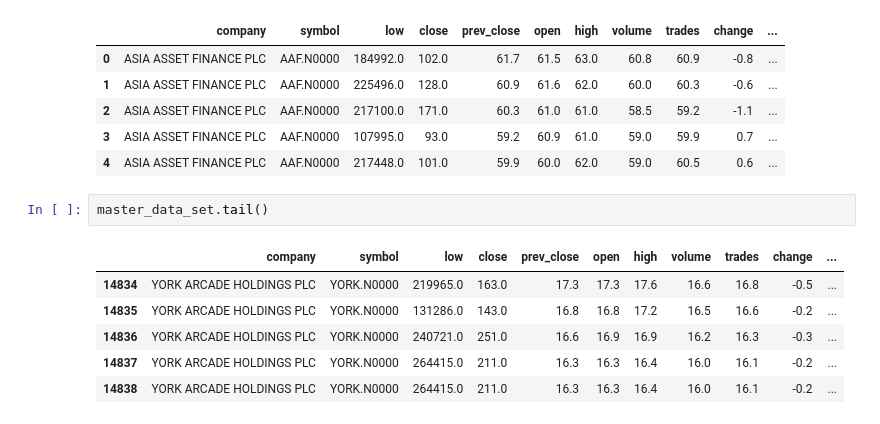
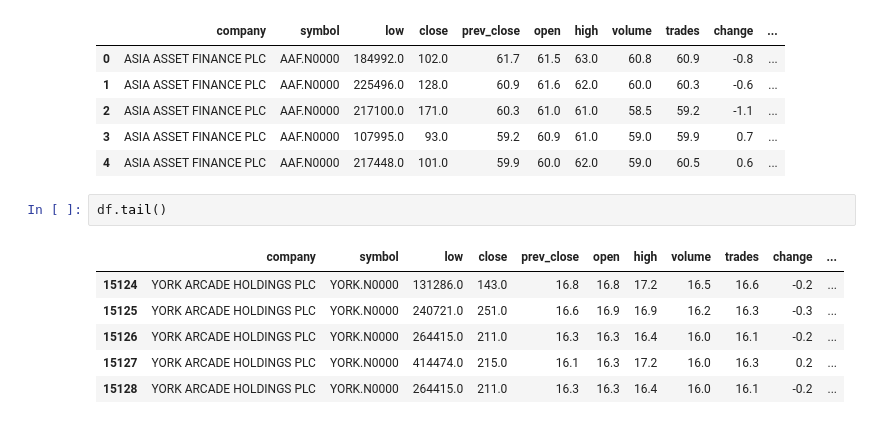
Before and after one commit to PathumDilhara/CSE-Investment-Assistant, a Jupyter notebook: Assistent.ipynb, the cells around one changed output. Cells and saved outputs as stored; diff of their text form.

```diff
--- a/Assistent.ipynb
+++ b/Assistent.ipynb
@@ -495,12 +506,12 @@ df.head()
 | 3 | ASIA ASSET FINANCE PLC | AAF.N0000 | 107995.0 | 93.0 | 59.2 | 60.9 | 61.0 | 59.0 | 59.9 | 0.7 | ... |
 | 4 | ASIA ASSET FINANCE PLC | AAF.N0000 | 217448.0 | 101.0 | 59.9 | 60.0 | 62.0 | 59.0 | 60.5 | 0.6 | ... |
 # %%
-master_data_set.tail()
+df.tail()
 # %% [output]
 |  | company | symbol | low | close | prev_close | open | high | volume | trades | change | ... |
-| 14834 | YORK ARCADE HOLDINGS PLC | YORK.N0000 | 219965.0 | 163.0 | 17.3 | 17.3 | 17.6 | 16.6 | 16.8 | -0.5 | ... |
-| 14835 | YORK ARCADE HOLDINGS PLC | YORK.N0000 | 131286.0 | 143.0 | 16.8 | 16.8 | 17.2 | 16.5 | 16.6 | -0.2 | ... |
-| 14836 | YORK ARCADE HOLDINGS PLC | YORK.N0000 | 240721.0 | 251.0 | 16.6 | 16.9 | 16.9 | 16.2 | 16.3 | -0.3 | ... |
-| 14837 | YORK ARCADE HOLDINGS PLC | YORK.N0000 | 264415.0 | 211.0 | 16.3 | 16.3 | 16.4 | 16.0 | 16.1 | -0.2 | ... |
-| 14838 | YORK ARCADE HOLDINGS PLC | YORK.N0000 | 264415.0 | 211.0 | 16.3 | 16.3 | 16.4 | 16.0 | 16.1 | -0.2 | ... |
+| 15124 | YORK ARCADE HOLDINGS PLC | YORK.N0000 | 131286.0 | 143.0 | 16.8 | 16.8 | 17.2 | 16.5 | 16.6 | -0.2 | ... |
+| 15125 | YORK ARCADE HOLDINGS PLC | YORK.N0000 | 240721.0 | 251.0 | 16.6 | 16.9 | 16.9 | 16.2 | 16.3 | -0.3 | ... |
+| 15126 | YORK ARCADE HOLDINGS PLC | YORK.N0000 | 264415.0 | 211.0 | 16.3 | 16.3 | 16.4 | 16.0 | 16.1 | -0.2 | ... |
+| 15127 | YORK ARCADE HOLDINGS PLC | YORK.N0000 | 414474.0 | 215.0 | 16.1 | 16.3 | 17.2 | 16.0 | 16.3 | 0.2 | ... |
+| 15128 | YORK ARCADE HOLDINGS PLC | YORK.N0000 | 264415.0 | 211.0 | 16.3 | 16.3 | 16.4 | 16.0 | 16.1 | -0.2 | ... |
 # %% [markdown]
```
Also changed, not shown: parts of 13 cells of this notebook, 1 other file.
